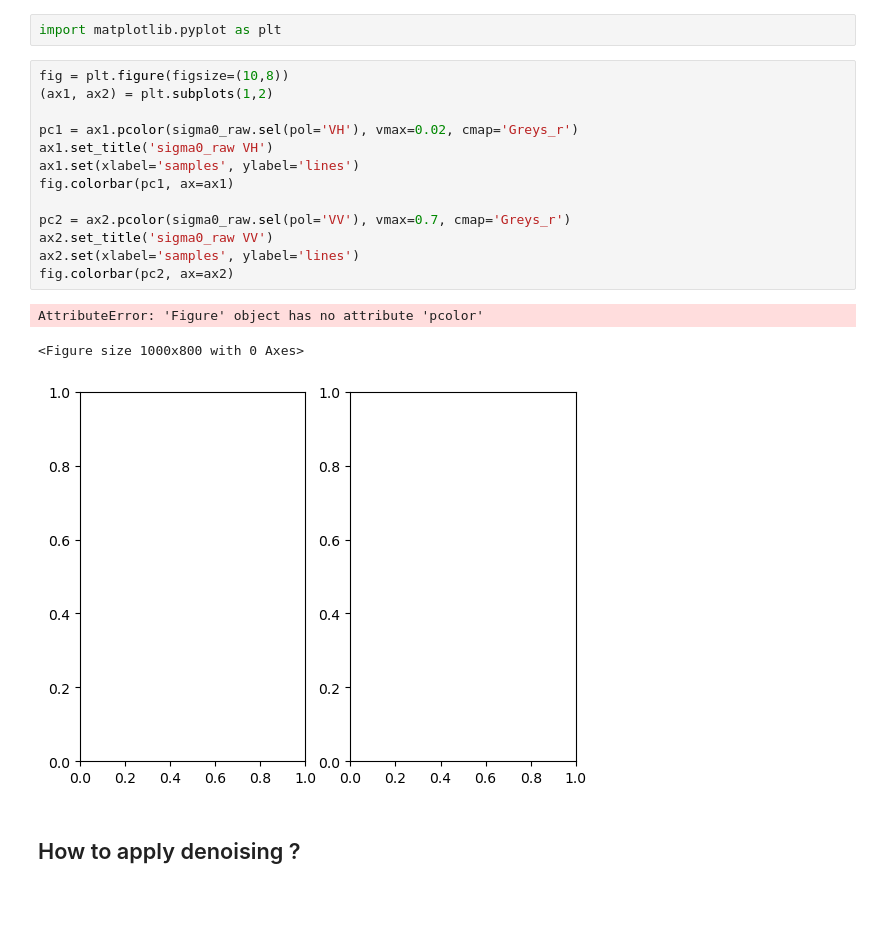
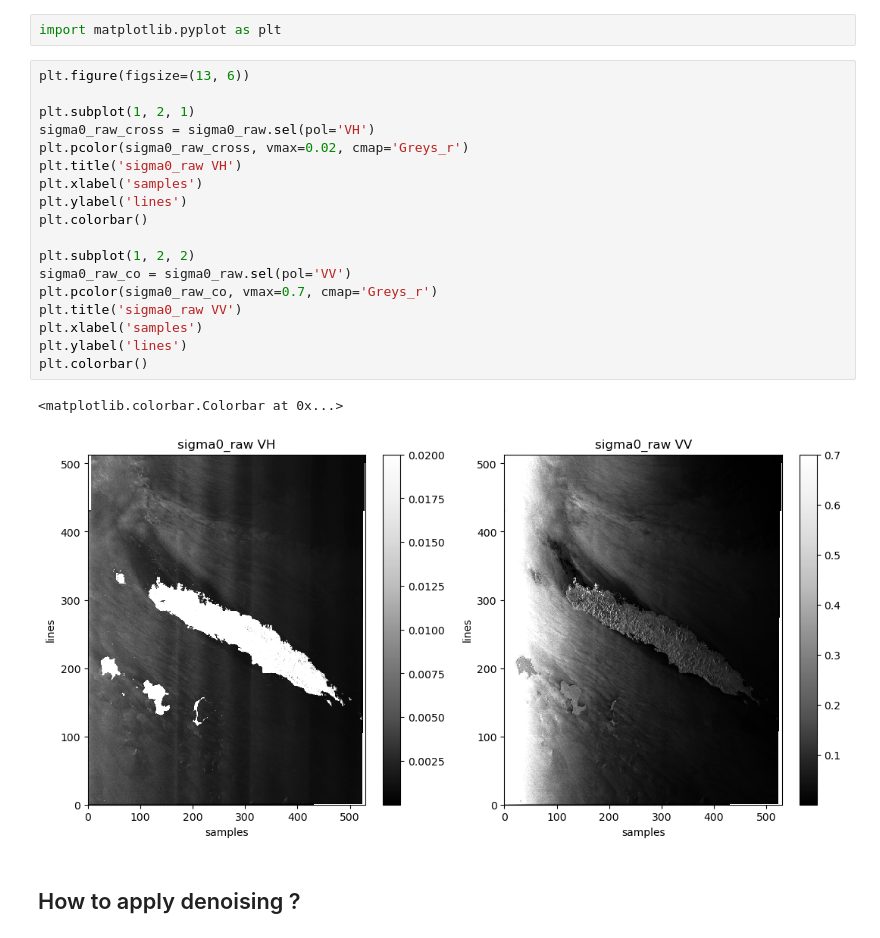
Before and after one commit to umr-lops/xsar, a Jupyter notebook: docs/examples/radarsat2.ipynb, the cells around one changed output. Saved outputs shown, nothing was run; the diff lists cells and outputs as text; blank space fills up the shorter version.

```diff
--- a/docs/examples/radarsat2.ipynb
+++ b/docs/examples/radarsat2.ipynb
@@ -156,22 +156,26 @@ Attributes: (0)
 # %%
 import matplotlib.pyplot as plt
 # %%
-fig = plt.figure(figsize=(10,8))
-(ax1, ax2) = plt.subplots(1,2)
+plt.figure(figsize=(13, 6))
 
-pc1 = ax1.pcolor(sigma0_raw.sel(pol='VH'), vmax=0.02, cmap='Greys_r')
-ax1.set_title('sigma0_raw VH')
-ax1.set(xlabel='samples', ylabel='lines')
-fig.colorbar(pc1, ax=ax1)
+plt.subplot(1, 2, 1)
+sigma0_raw_cross = sigma0_raw.sel(pol='VH')
+plt.pcolor(sigma0_raw_cross, vmax=0.02, cmap='Greys_r')
+plt.title('sigma0_raw VH')
+plt.xlabel('samples')
+plt.ylabel('lines')
+plt.colorbar()
 
-pc2 = ax2.pcolor(sigma0_raw.sel(pol='VV'), vmax=0.7, cmap='Greys_r')
-ax2.set_title('sigma0_raw VV')
-ax2.set(xlabel='samples', ylabel='lines')
-fig.colorbar(pc2, ax=ax2)
+plt.subplot(1, 2, 2)
+sigma0_raw_co = sigma0_raw.sel(pol='VV')
+plt.pcolor(sigma0_raw_co, vmax=0.7, cmap='Greys_r')
+plt.title('sigma0_raw VV')
+plt.xlabel('samples')
+plt.ylabel('lines')
+plt.colorbar()
 # %% [output]
-AttributeError: 'Figure' object has no attribute 'pcolor'
+<matplotlib.colorbar.Colorbar at 0x...>
-<Figure size 1000x800 with 0 Axes>
-[figure, old version]
+[figure, new version]
 # %% [markdown]
 ## How to apply denoising ?
 # %% [markdown]
```
Also changed, not shown: parts of 3 cells of this notebook, 3 other files.
